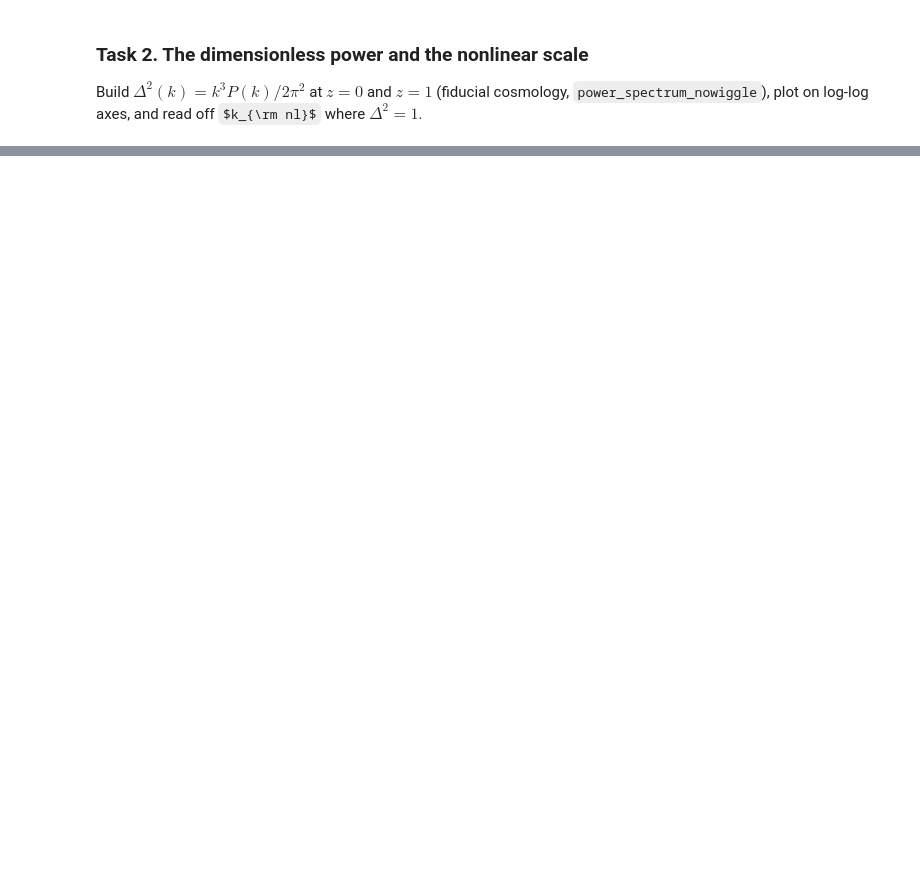
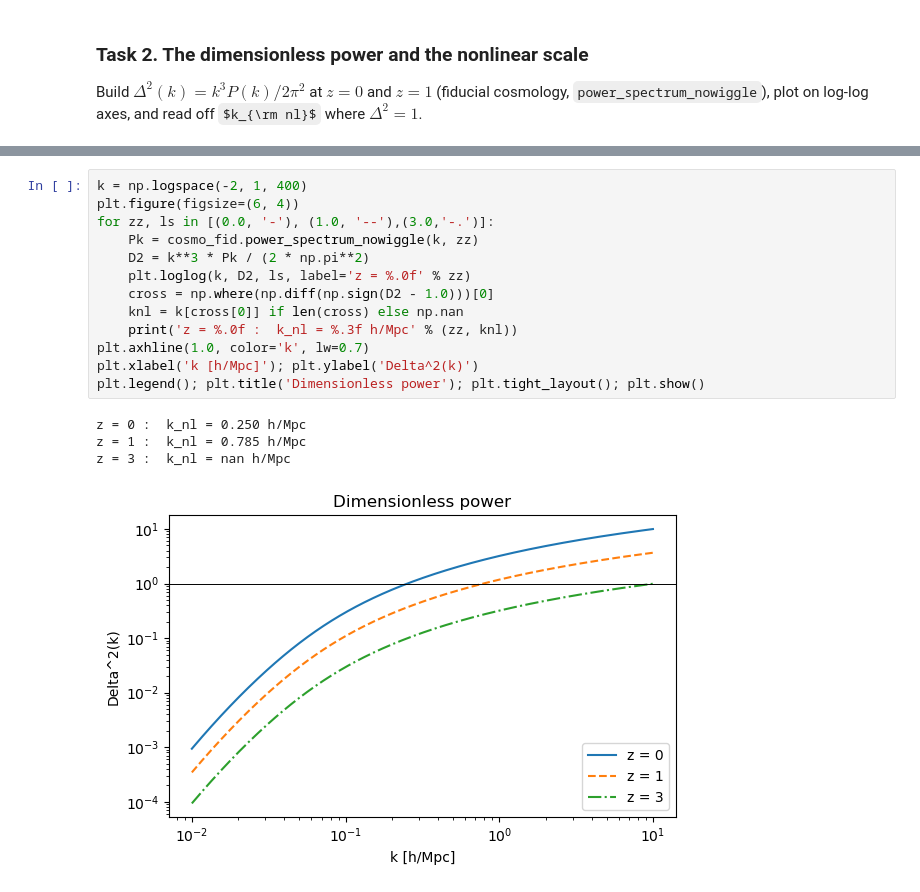
Before and after one commit to shadaba/ictp-cosmology-lss-lectures, a Jupyter notebook: notebooks/P1_growth_nonlinear.ipynb, the cells around one changed output, grey strips where cells are left out. Drawn from its saved outputs; the diff is of its cells as text; some formulas as TeX source; blank space fills up the shorter version.

```diff
--- a/notebooks/P1_growth_nonlinear.ipynb
+++ b/notebooks/P1_growth_nonlinear.ipynb
@@ -70,0 +66,18 @@ redshift.
+# %%
+k = np.logspace(-2, 1, 400)
+plt.figure(figsize=(6, 4))
+for zz, ls in [(0.0, '-'), (1.0, '--'),(3.0,'-.')]:
+    Pk = cosmo_fid.power_spectrum_nowiggle(k, zz)
+    D2 = k**3 * Pk / (2 * np.pi**2)
+    plt.loglog(k, D2, ls, label='z = %.0f' % zz)
+    cross = np.where(np.diff(np.sign(D2 - 1.0)))[0]
+    knl = k[cross[0]] if len(cross) else np.nan
+    print('z = %.0f :  k_nl = %.3f h/Mpc' % (zz, knl))
+plt.axhline(1.0, color='k', lw=0.7)
+plt.xlabel('k [h/Mpc]'); plt.ylabel('Delta^2(k)')
+plt.legend(); plt.title('Dimensionless power'); plt.tight_layout(); plt.show()
+# %% [output]
+z = 0 :  k_nl = 0.250 h/Mpc
+z = 1 :  k_nl = 0.785 h/Mpc
+z = 3 :  k_nl = nan h/Mpc
+[figure, added]
```
Also changed, not shown: parts of 9 cells of this notebook.
